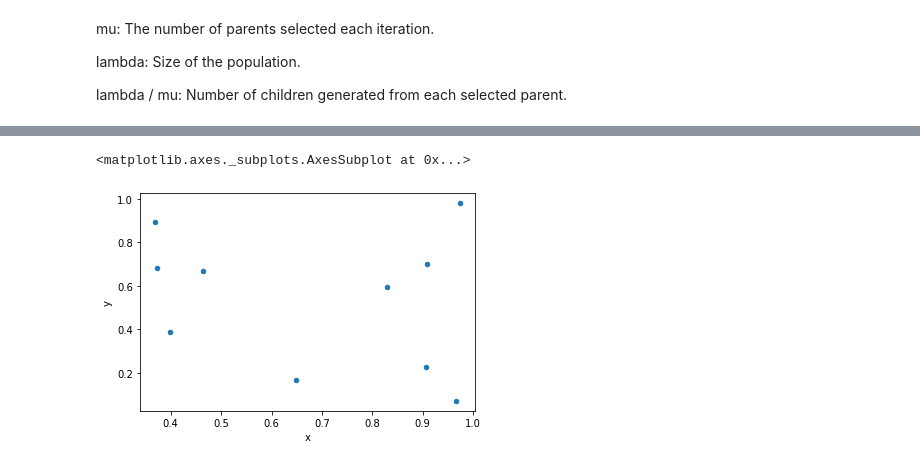
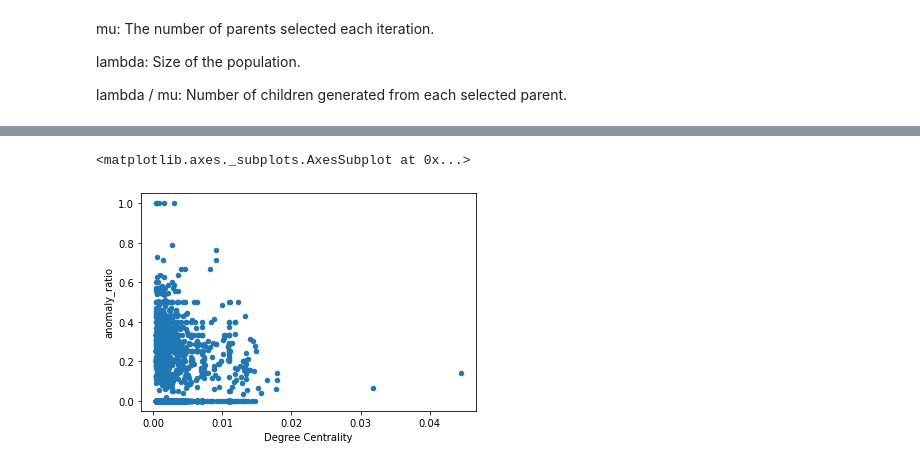
Before and after one commit to fzanart/Socialz, a Jupyter notebook: mu_lambda_ES.ipynb, the cells around one changed output, grey strips where cells are left out. Saved outputs shown, nothing was run; the diff lists cells and outputs as text; code cells hidden in the pictures.

```diff
--- a/mu_lambda_ES.ipynb
+++ b/mu_lambda_ES.ipynb
@@ -43,0 +21,4 @@ df
+# %%
+df = pd.read_pickle('/content/drive/MyDrive/Socialz/dataset.pkl')
+df = df[['Degree Centrality', 'anomaly_ratio']]
+df
@@ -65,3 +44,0 @@ array([[0.96673112, 0.07017085],
-# %%
-df.loc[sample.index] = replace
-df
@@ -178,6 +145,6 @@ score
 # %%
-df.plot.scatter(x='x', y='y')
+df.plot.scatter(x='Degree Centrality', y='anomaly_ratio')
 # %% [output]
 <matplotlib.axes._subplots.AxesSubplot at 0x...>
-[figure, old version]
+[figure, new version]
 # %%
```
Also changed, not shown: parts of 13 cells of this notebook.
